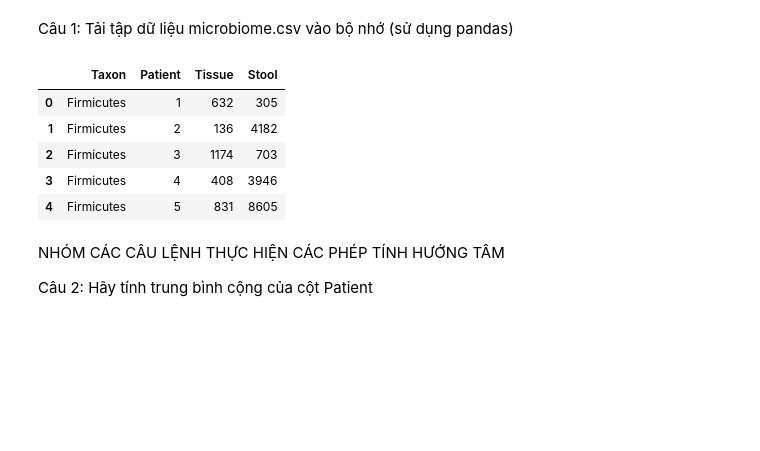
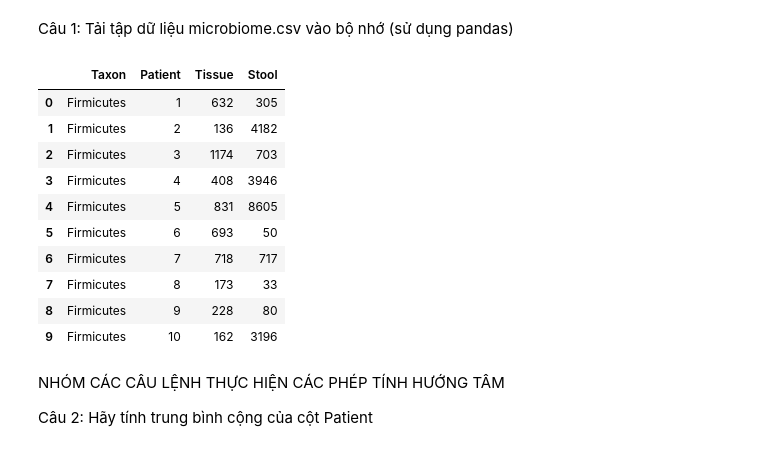
Before and after one commit to tranlybuu/BaiTap, a Jupyter notebook: Bản_sao_của_thuc_hanh_03.ipynb, the cells around one changed output. Drawn from its saved outputs; the diff is of its cells as text; code cells hidden in the pictures; blank space fills up the shorter version.

```diff
--- a/Bản_sao_của_thuc_hanh_03.ipynb
+++ b/Bản_sao_của_thuc_hanh_03.ipynb
@@ -9,15 +9,20 @@ Câu 1: Tải tập dữ liệu microbiome.csv vào bộ nhớ (sử dụng pand
 # %%
 import pandas as pd
 import matplotlib.pyplot as plt
-df = pd.read_csv("https://raw.githubusercontent.com/eggtgg/bt_minhtriho_all/main/bt_vat/thuchanh03/microbiome.csv")
-df.head(5)
+df = pd.read_csv("D:\\OFF-Code\\microbiome.csv")
+df.head(10)
 # %% [output]
 |  | Taxon | Patient | Tissue | Stool |
 | 0 | Firmicutes | 1 | 632 | 305 |
 | 1 | Firmicutes | 2 | 136 | 4182 |
 | 2 | Firmicutes | 3 | 1174 | 703 |
 | 3 | Firmicutes | 4 | 408 | 3946 |
 | 4 | Firmicutes | 5 | 831 | 8605 |
+| 5 | Firmicutes | 6 | 693 | 50 |
+| 6 | Firmicutes | 7 | 718 | 717 |
+| 7 | Firmicutes | 8 | 173 | 33 |
+| 8 | Firmicutes | 9 | 228 | 80 |
+| 9 | Firmicutes | 10 | 162 | 3196 |
 # %% [markdown]
 NHÓM CÁC CÂU LỆNH THỰC HIỆN CÁC PHÉP TÍNH HƯỚNG TÂM
 
```
